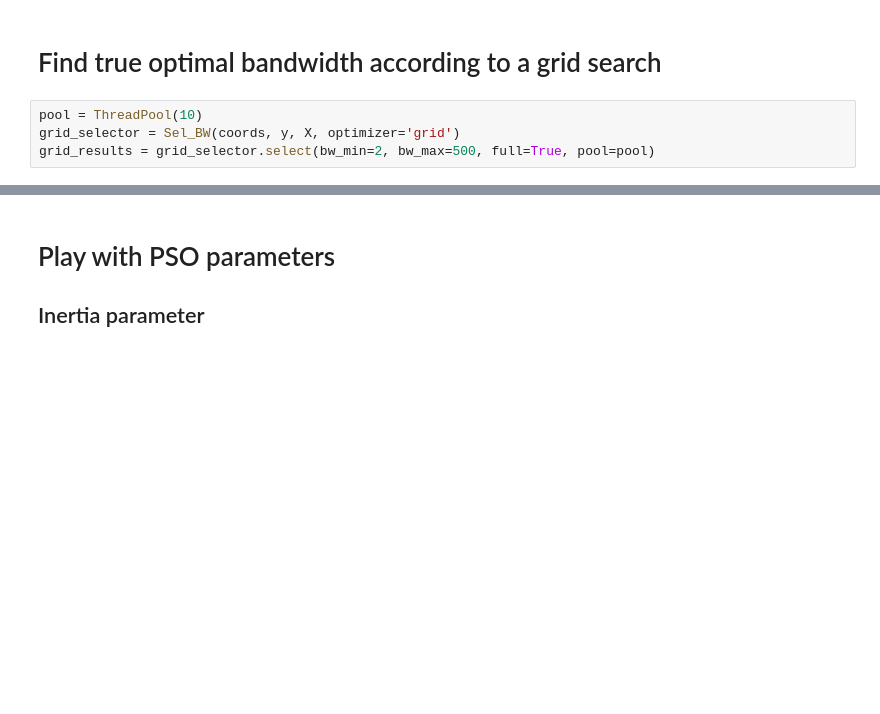
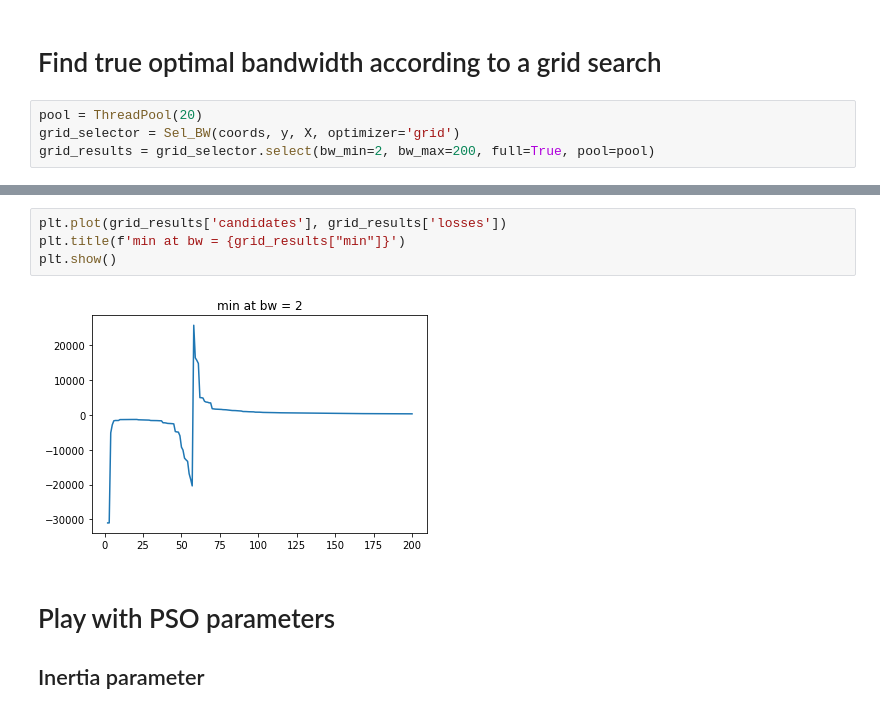
Before and after one commit to tdhoffman/gwr-optimizers, a Jupyter notebook: code/pso-comparing.ipynb, the cells around one changed output, grey strips where cells are left out. Drawn from its saved outputs; the diff is of its cells as text; blank space fills up the shorter version.

```diff
--- a/code/pso-comparing.ipynb
+++ b/code/pso-comparing.ipynb
@@ -68,6 +75,6 @@ plt.show()
 # %% [markdown]
 # Find true optimal bandwidth according to a grid search
 # %%
-pool = ThreadPool(10)
+pool = ThreadPool(20)
 grid_selector = Sel_BW(coords, y, X, optimizer='grid')
-grid_results = grid_selector.select(bw_min=2, bw_max=500, full=True, pool=pool)
+grid_results = grid_selector.select(bw_min=2, bw_max=200, full=True, pool=pool)
@@ -78,3 +81,9 @@ grid_results['min']  # true min bw
+# %%
+plt.plot(grid_results['candidates'], grid_results['losses'])
+plt.title(f'min at bw = {grid_results["min"]}')
+plt.show()
+# %% [output]
+[figure, added]
 # %% [markdown]
 # Play with PSO parameters
 ## Inertia parameter
```
Also changed, not shown: parts of 7 cells of this notebook, 4 other files.
